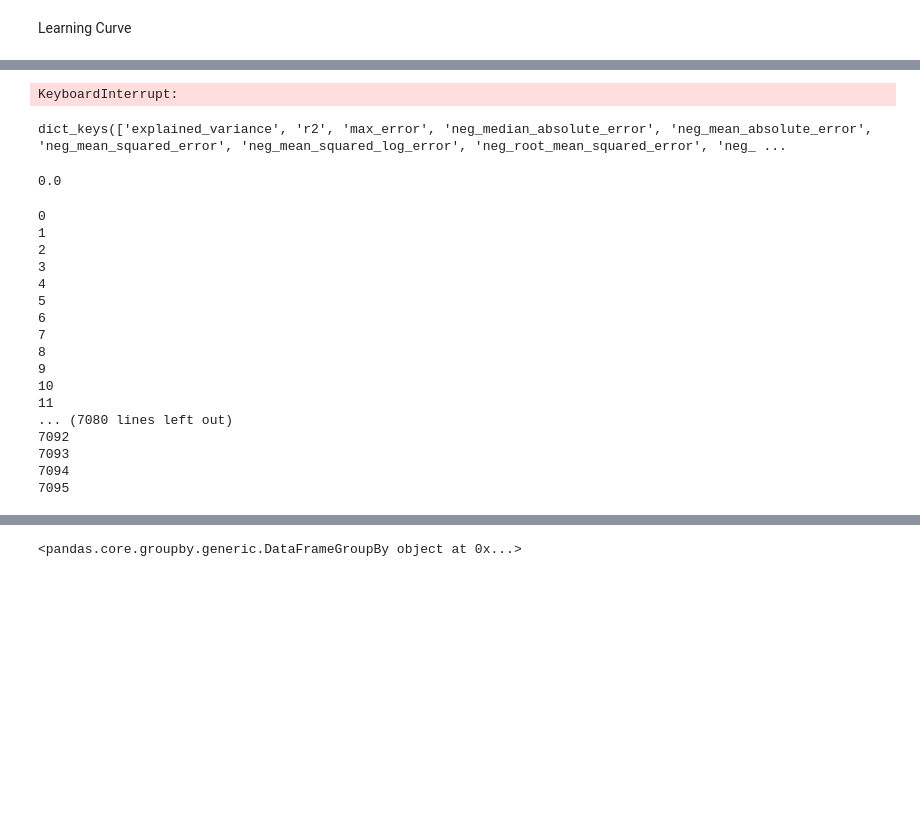
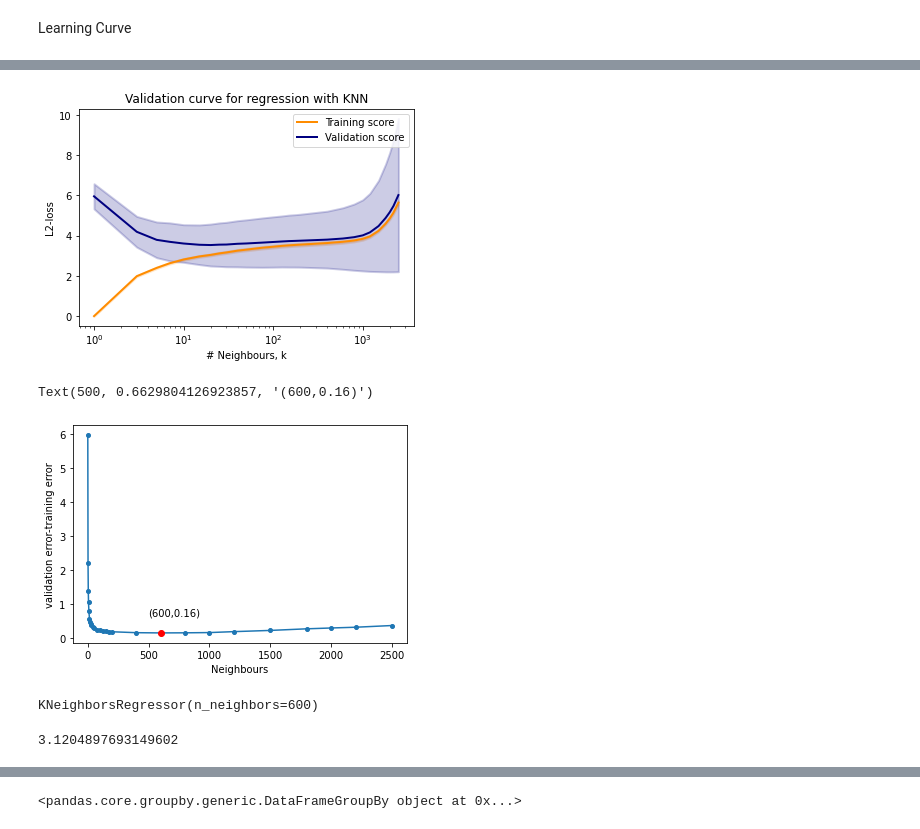
Before and after one commit to Ali-Setareh/Machine-learning-in-physics-Project, a Jupyter notebook: Phase 2- Classical Models/Phase 2.ipynb, the cells around one changed output, grey strips where cells are left out. Saved outputs shown, nothing was run; the diff lists cells and outputs as text; code cells hidden in the pictures; blank space fills up the shorter version.

```diff
--- a/Phase 2- Classical Models/Phase 2.ipynb
+++ b/Phase 2- Classical Models/Phase 2.ipynb
@@ -83,0 +88,9 @@ mean squared error: 3.4006159178385724
+# %%
+pca=PCA(n_components=5)
+X_pca=pca.fit_transform(X)
+# %%
+X_test=X_pca[test_year]
+Y_test=Y[test_year].reshape(-1,1)
+
+X_train=X_pca[:test_year[0]-1,:]
+Y_train=Y[:test_year[0]-1].reshape(-1,1)
@@ -90,6 +107,6 @@ from sklearn.model_selection import validation_curve
 from sklearn.neighbors import KNeighborsRegressor
 # %%
-k_list = [100, 125, 150, 175, 200]
+k_list = [1,3,5,7,10, 15, 20, 25, 30, 40, 50 , 75,  100, 125, 150, 175, 200,400,600,800,1000,1200,1500,1800,2000,2200,2500]
 
 train_scores, valid_scores = validation_curve(KNeighborsRegressor(), X_train, Y_train,
                                               param_name="n_neighbors",
@@ -98,20 +115,20 @@ train_scores, valid_scores = validation_curve(KNeighborsRegressor(), X_train, Y_
                                               verbose=1, n_jobs=-1
                                              )
 
-train_scores_mean = - np.mean(train_scores, axis=1)
+train_scores_mean = -np.mean(train_scores, axis=1)
 train_scores_std = np.std(train_scores, axis=1)
 valid_scores_mean = - np.mean(valid_scores, axis=1)
 valid_scores_std = np.std(valid_scores, axis=1)
 
 
 xlabel = '# Neighbours, k'
-ylabel = 'L2-loss score'
+ylabel = 'L2-loss'
 
 plt_title = 'Validation curve for regression with KNN'#.format(k)
 
 fig = plt.figure()
 ax = fig.add_subplot(111, xlabel=xlabel, ylabel=ylabel, title=plt_title)
-plt.semilogx(k_list, train_scores_mean, label="Training score",
+plt.semilogx(k_list, train_scores_mean,label="Training score",
              color="darkorange", lw=2)
 plt.fill_between(k_list, train_scores_mean - train_scores_std,
                  train_scores_mean + train_scores_std, alpha=0.2,
@@ -128,30 +146,21 @@ plt.show()
-KeyboardInterrupt:
+[figure, added]
-# %%
-sklearn.metrics.SCORERS.keys()
-# %% [output]
-dict_keys(['explained_variance', 'r2', 'max_error', 'neg_median_absolute_error', 'neg_mean_absolute_error', 'neg_mean_squared_error', 'neg_mean_squared_log_error', 'neg_root_mean_squared_error', 'neg_ ...
-# %%
-df.loc[2,'Year']
-# %% [output]
-0.0
-# %%
-for item in df.index:
-    if df.loc[item,'Year']:
-# %% [output]
-0
-1
-2
-3
-4
-5
-6
-7
-8
-9
-10
-11
-... (7080 lines left out)
-7092
-7093
-7094
-7095
+# %%
+res=valid_scores_mean-train_scores_mean
+plt.plot(k_list,res,'-o',ms=4)
+plt.xlabel('Neighbours')
+plt.ylabel('validation error-training error')
+index=np.argmin(res)
+plt.plot(k_list[index],res[index],'ro')
+plt.text(x=k_list[index]-100,y=res[index]+0.5,s='(%i,%.2f)'%(k_list[index],res[index]))
+# %% [output]
+Text(500, 0.6629804126923857, '(600,0.16)')
+[figure, added]
+# %%
+knn=KNeighborsRegressor(n_neighbors=k_list[index])
+knn.fit(X_train,Y_train)
+# %% [output]
+KNeighborsRegressor(n_neighbors=600)
+# %%
+mean_squared_error(knn.predict(X_test),Y_test)
+# %% [output]
+3.1204897693149602
```
Also changed, not shown: parts of 8 cells of this notebook.
